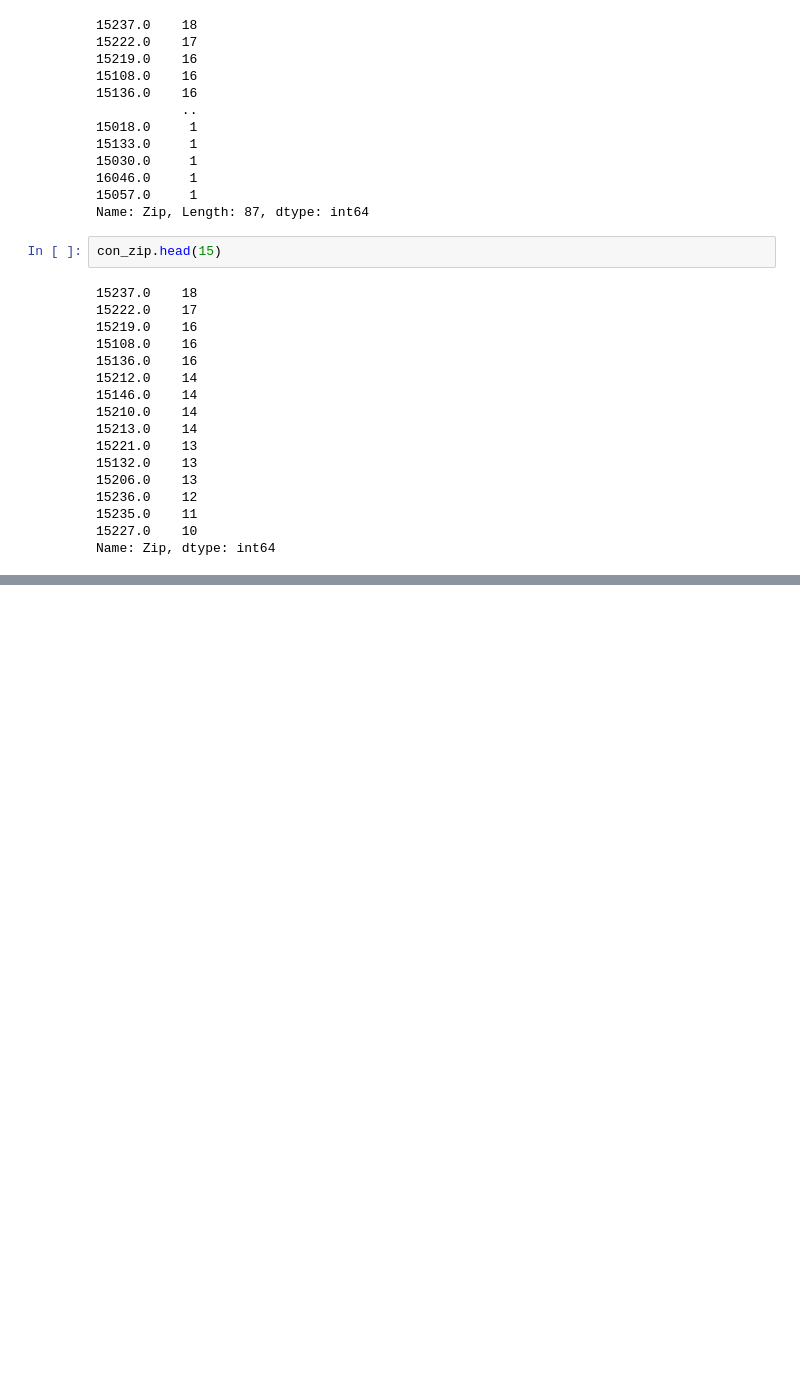
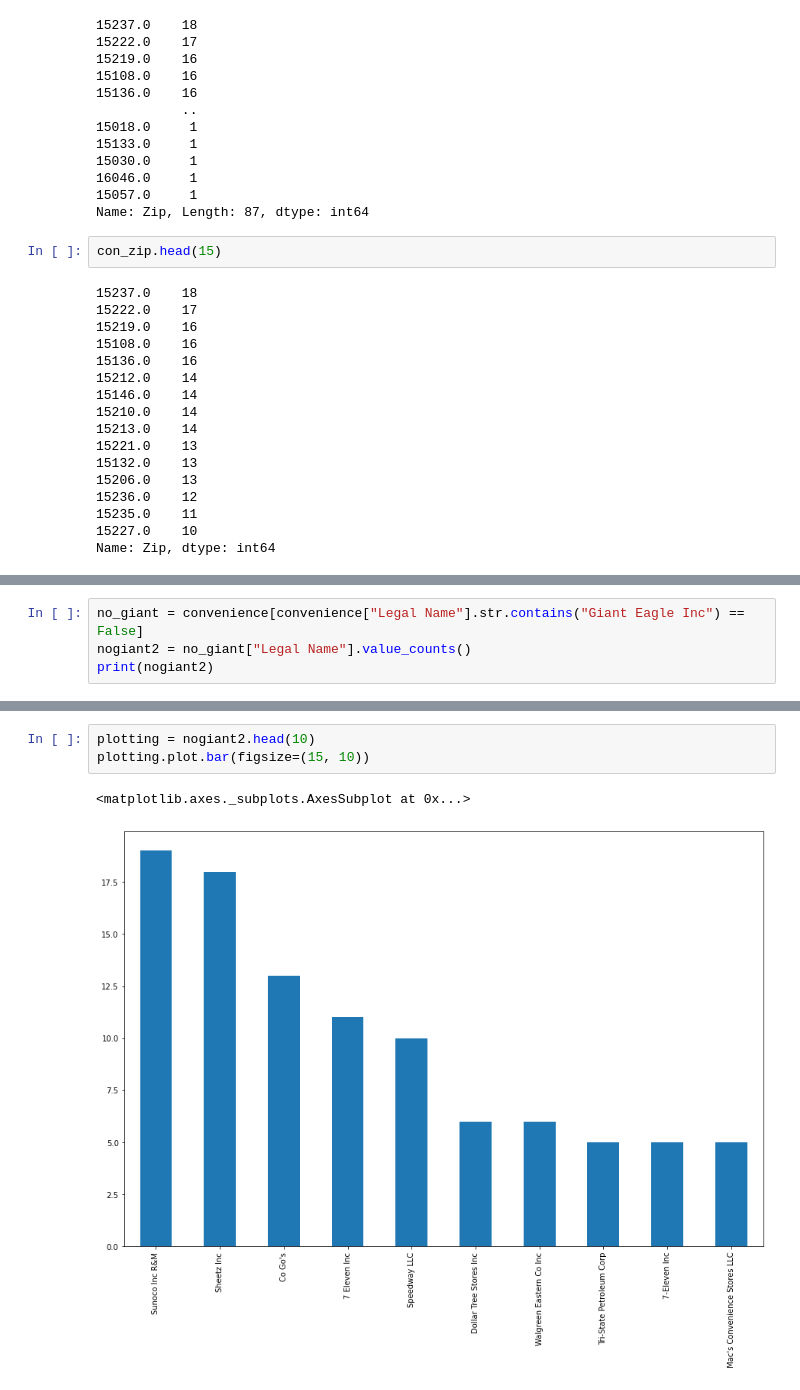
Before and after one commit to jasonkuehnle/Final-Project-Group-49, a Jupyter notebook: ConvenienceStores.ipynb, the cells around one changed output, grey strips where cells are left out. Cells and saved outputs as stored; diff of their text form; blank space fills up the shorter version.

Commit message:
updating convenience stores

```diff
--- a/ConvenienceStores.ipynb
+++ b/ConvenienceStores.ipynb
@@ -158,0 +175,4 @@ Updated list with most frequently appearing zip codes filtered with convenience
+# %%
+no_giant = convenience[convenience["Legal Name"].str.contains("Giant Eagle Inc") == False]
+nogiant2 = no_giant["Legal Name"].value_counts()
+print(nogiant2)
@@ -158,0 +192,6 @@ Updated list with most frequently appearing zip codes filtered with convenience
+# %%
+plotting = nogiant2.head(10)
+plotting.plot.bar(figsize=(15, 10))
+# %% [output]
+<matplotlib.axes._subplots.AxesSubplot at 0x...>
+[figure, added]
```
Also changed, not shown: parts of 8 cells of this notebook.
